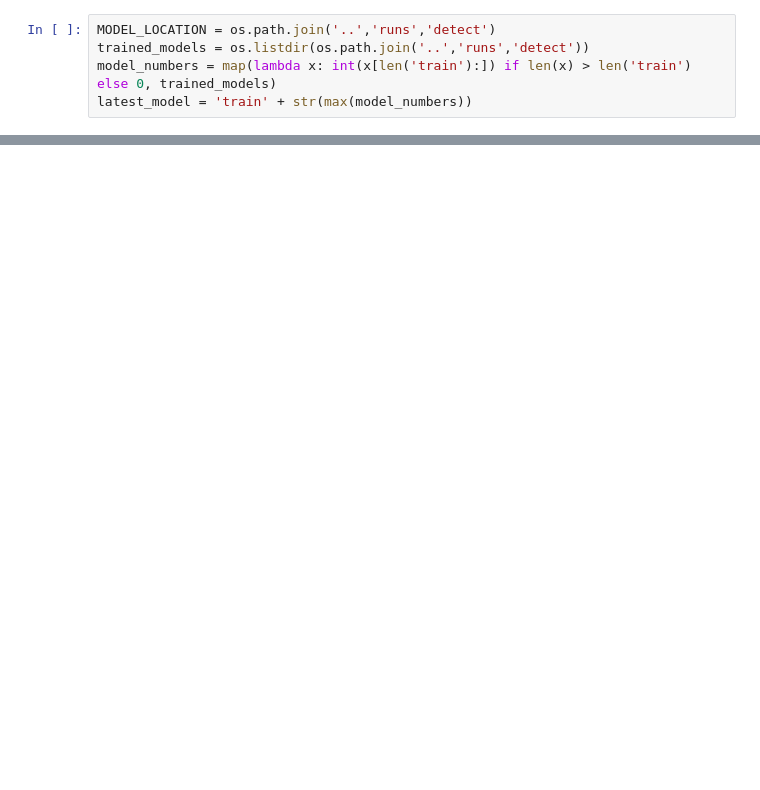
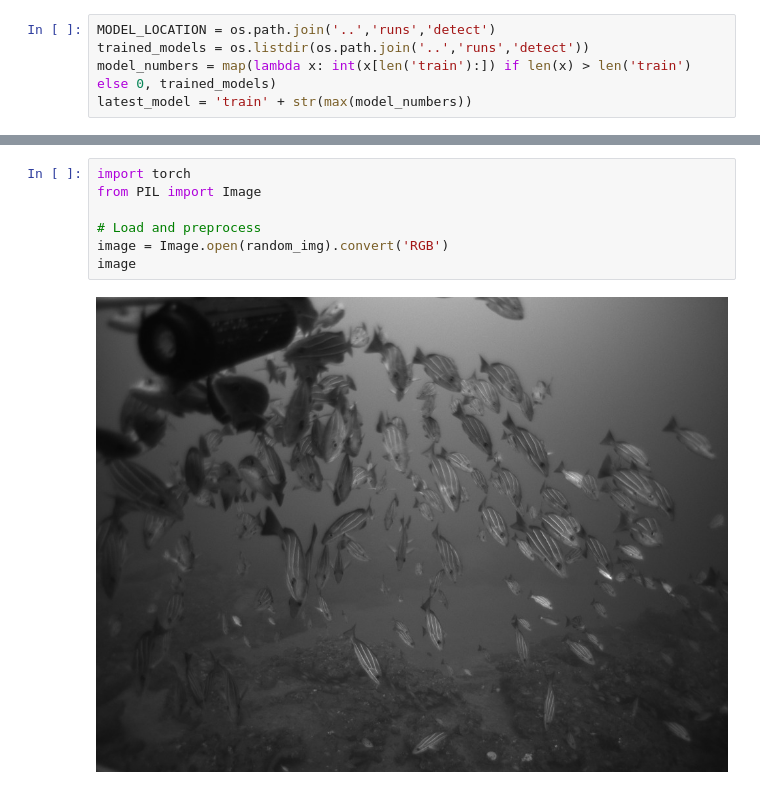
Before and after one commit to csbrown-noaa/hierarchical_yolo, a Jupyter notebook: notebooks/hierarchical_yolo.ipynb, the cells around one changed output, grey strips where cells are left out. Drawn from its saved outputs; the diff is of its cells as text; blank space fills up the shorter version.

```diff
--- a/notebooks/hierarchical_yolo.ipynb
+++ b/notebooks/hierarchical_yolo.ipynb
@@ -307,0 +267,9 @@ speed: {'preprocess': 3.4936009906232357, 'inference': 37.3206059448421, 'postpr
+# %%
+import torch
+from PIL import Image
+
+# Load and preprocess
+image = Image.open(random_img).convert('RGB')
+image
+# %% [output]
+[figure, added]
```
Also changed, not shown: parts of 41 cells of this notebook, 4 other files.
